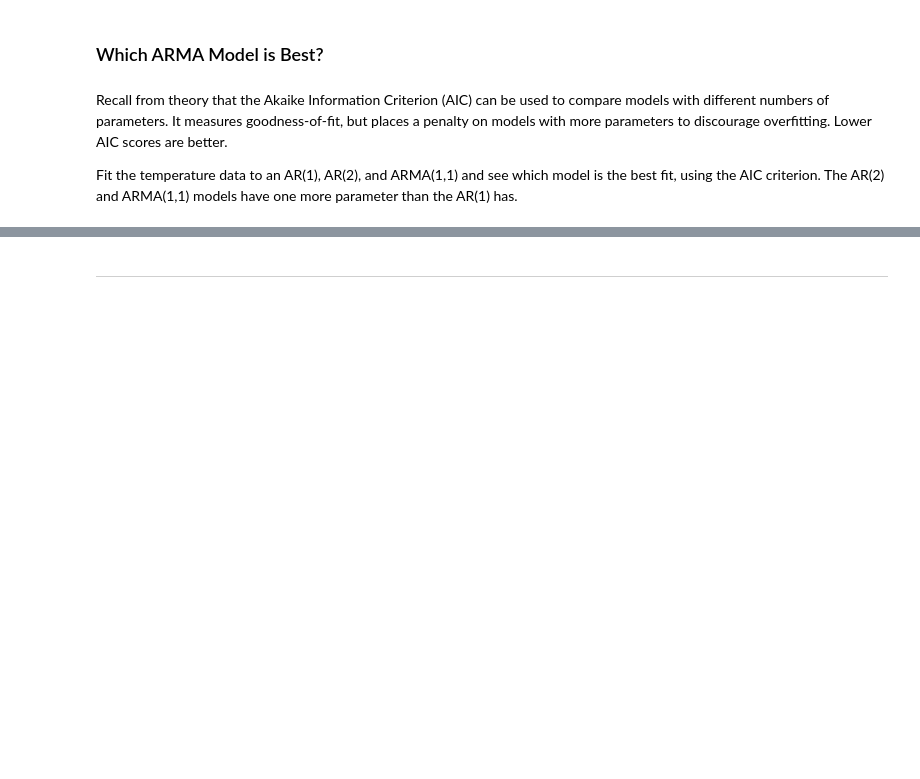
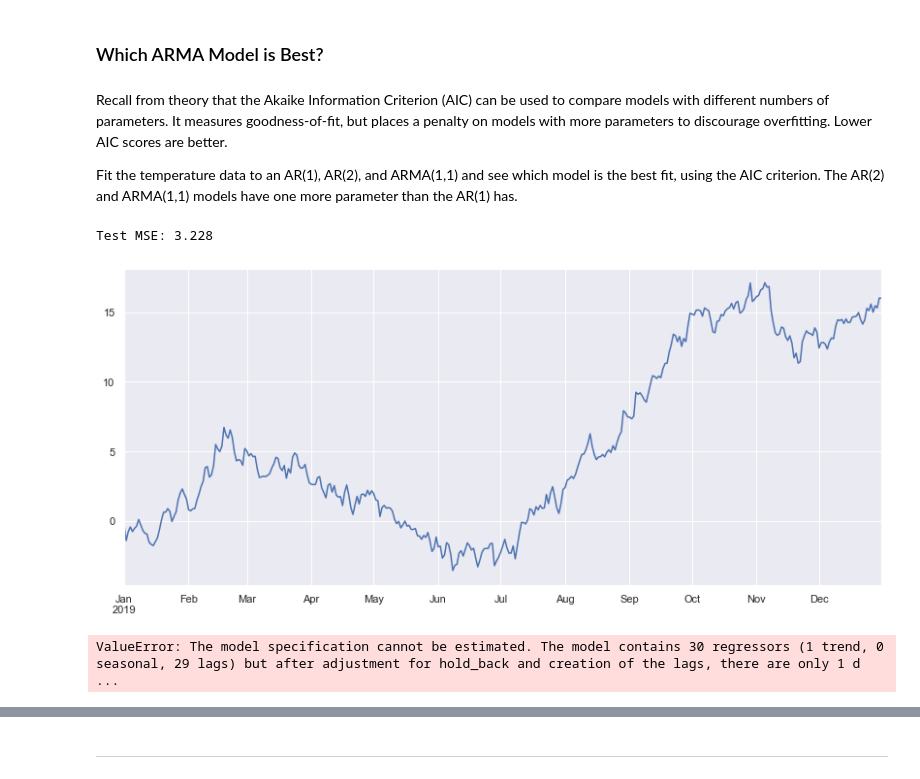
Before and after one commit to mhagg20/T3INF4333_1_19E_DataScience, a Jupyter notebook: Pruefungsleistung/Prüfungsleistung.ipynb, the cells around one changed output, grey strips where cells are left out. Cells and saved outputs as stored; diff of their text form; code cells hidden in the pictures; blank space fills up the shorter version.

```diff
--- a/Pruefungsleistung/Prüfungsleistung.ipynb
+++ b/Pruefungsleistung/Prüfungsleistung.ipynb
@@ -224,3 +231,59 @@ np.corrcoef(days, stationary_temp)[0,1]
 Recall from theory that the Akaike Information Criterion (AIC) can be used to compare models with different numbers of parameters. It measures goodness-of-fit, but places a penalty on models with more parameters to discourage overfitting. Lower AIC scores are better.
 
 Fit the temperature data to an AR(1), AR(2), and ARMA(1,1) and see which model is the best fit, using the AIC criterion. The AR(2) and ARMA(1,1) models have one more parameter than the AR(1) has.
+# %%
+daten_lokal_6 = copy.deepcopy(daten_groß)
+# create lagged dataset
+series = daten_lokal_6["Basel Temperature [2 m elevation corrected]"]
+values = DataFrame(series.values)
+dataframe = concat([values.shift(1), values], axis=1)
+dataframe.columns = ['t-1', 't+1']
+# split into train and test sets
+X = dataframe.values
+train, test = X[1:len(X)-7], X[len(X)-7:]
+train_X, train_y = train[:,0], train[:,1]
+test_X, test_y = test[:,0], test[:,1]
+
+# persistence model
+def model_persistence(x):
+    return x
+
+# walk-forward validation
+predictions = list()
+for x in test_X:
+    yhat = model_persistence(x)
+    predictions.append(yhat)
+test_score = mean_squared_error(test_y, predictions)
+print('Test MSE: %.3f' % test_score)
+# plot predictions vs expected
+ax = time_series.plot(figsize=(14,6))
+plt.plot(test_y)
+plt.plot(predictions, color='red')
+plt.show()
+# %% [output]
+Test MSE: 3.228
+[figure, added]
+# %%
+# load dataset
+daten_lokal_7 = copy.deepcopy(daten_klein)
+series = daten_lokal_7["Basel Temperature [2 m elevation corrected]"]
+anzahl_Daten=len(series)
+# split dataset
+X = series.values
+train, test = X[1:len(X)-700], X[len(X)-700:]
+# train autoregression
+model = AutoReg(train, lags=900)
+model_fit = model.fit()
+print('Coefficients: %s' % model_fit.params)
+# make predictions
+predictions = model_fit.predict(start=len(train), end=len(train)+len(test)-1, dynamic=False)
+#for i in range(len(predictions)):
+    #print('predicted=%f, expected=%f' % (predictions[i], test[i]))
+#rmse = sqrt(mean_squared_error(test, predictions))
+print('Test RMSE: %.3f' % rmse)
+# plot results
+plt.plot(test)
+plt.plot(predictions, color='red')
+plt.show()
+# %% [output]
+ValueError: The model specification cannot be estimated. The model contains 30 regressors (1 trend, 0 seasonal, 29 lags) but after adjustment for hold_back and creation of the lags, there are only 1 d ...
```
Also changed, not shown: parts of 10 cells of this notebook, 1 other file.
